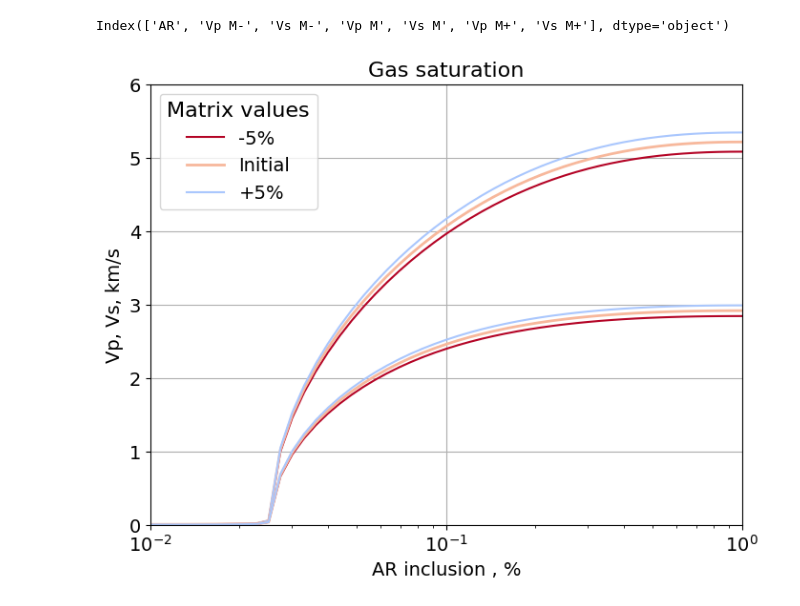
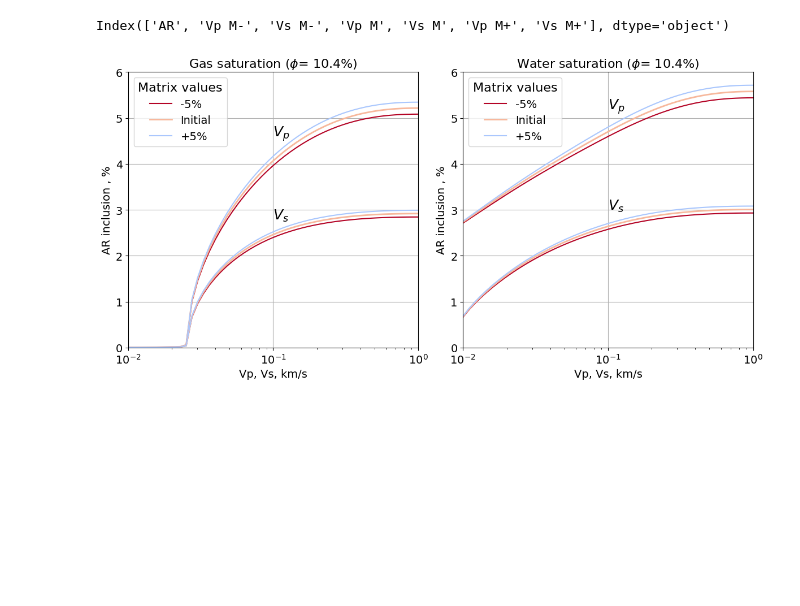
Before and after one commit to MariiaKalinina/Elasticity, a Jupyter notebook: Berryman_SC.ipynb, the cells around one changed output. Cells and saved outputs as stored; diff of their text form; code cells hidden in the pictures; blank space fills up the shorter version.

```diff
--- a/Berryman_SC.ipynb
+++ b/Berryman_SC.ipynb
@@ -648,8 +648,9 @@ merged_data
 | 11 | 0.100000 | 51.218047 | 25.870893 | 3.625781 | 2.223166 | -7.74 | -4.99 | 9.21 | ... |
 # %% [markdown]
 ## Sensetivity study: matrix moduli VS Aspect ratio
-# %%
-sensetivity_air = pd.DataFrame()
+# %%
+# sensetivity_air = pd.DataFrame()
+sensetivity_water = pd.DataFrame()
 # %%
 # Input data
 porosity = 10.4/100 ### Average experimental porosity
@@ -675,10 +676,10 @@ for ar_inclusion in AR:
 
       AR_list.append(ar_inclusion)
 
-      # K_matrix, Mu_matrix = K_air_mtrx, Mu_air_mtrx
-      K_matrix, Mu_matrix = K_air_mtrx+K_air_mtrx*0.05, Mu_air_mtrx+Mu_air_mtrx*0.05
-      K_fluid, Mu_fluid = K_air, Mu_air
-      density_fluid = p_air
+      # K_matrix, Mu_matrix = K_water_mtrx, Mu_water_mtrx
+      K_matrix, Mu_matrix = K_water_mtrx+K_water_mtrx*0.05, Mu_water_mtrx+Mu_water_mtrx*0.05
+      K_fluid, Mu_fluid = K_water, Mu_water
+      density_fluid = p_water
 
       K, Mu = main_Berryman_common(AR_mtrx, AR_inclusion, K_matrix, Mu_matrix, K_fluid, Mu_fluid, porosity)
       density_mtrx, density_fluid = 2.71, density_fluid
@@ -687,7 +688,7 @@ for ar_inclusion in AR:
       Vp_fluid_list.append(Vp)
       Vs_fluid_list.append(Vs)
 # %%
-# sensetivity_air['AR'] = AR
-sensetivity_air['Vp M+'] = Vp_fluid_list
-sensetivity_air['Vs M+'] = Vs_fluid_list
+# sensetivity_water['AR'] = AR
+sensetivity_water['Vp M+'] = Vp_fluid_list
+sensetivity_water['Vs M+'] = Vs_fluid_list
 # %%
@@ -713,37 +716,68 @@ air.columns
 # %% [output]
 Index(['AR', 'Vp M-', 'Vs M-', 'Vp M', 'Vs M', 'Vp M+', 'Vs M+'], dtype='object')
 # %%
-plt.figure(figsize=(8,6))
+plt.figure(figsize=(12, 6))
 
+# First Plot - Vp
+plt.subplot(1, 2, 1)
 x_values = sensetivity_air['AR']
-
-# Vp
+  # Vp
 plt.plot(x_values, sensetivity_air['Vp M-'], color='#b40426', label='-5%')
 plt.plot(x_values, sensetivity_air['Vp M'], color='#f7b89c',  label='Initial', linewidth=2)
 plt.plot(x_values, sensetivity_air['Vp M+'], color='#aac7fd', label='+5%')
-
-
-# Vs
+  # Vs
 plt.plot(x_values, sensetivity_air['Vs M-'], color='#b40426')
 plt.plot(x_values, sensetivity_air['Vs M'], color='#f7b89c',linewidth=2)
 plt.plot(x_values, sensetivity_air['Vs M+'], color='#aac7fd')
 
-
-
-plt.xlabel('AR inclusion , %', fontsize=14)  # Set x label font to Arial
-plt.ylabel('Vp, Vs, km/s', fontsize=14)  # Set y label font to Arial
-plt.title('Gas saturation', fontsize=16)  # Set title font to Arial
+plt.xlabel('Vp, Vs, km/s', fontsize=14)  # Set x label font to Arial
+plt.ylabel('AR inclusion , %', fontsize=14)  # Set y label font to Arial
+plt.title('Gas saturation ($\phi$= 10.4%)', fontsize=16)  # Set title font to Arial
 
 plt.xticks(fontsize=14)  # Set x ticks font to Arial
 plt.yticks(fontsize=14)  # Set y ticks font to Arial
 
+plt.text(10**-1, 4.6, '$V_{p}$', fontsize=18, style='italic')
+plt.text(10**-1, 2.8, '$V_{s}$', fontsize=18, style='italic')
+
 plt.legend(title=r'Matrix values', fontsize=14, title_fontsize=16, loc='upper left')
 
 plt.xscale("log")
+plt.ylim(0, 6)
 plt.xlim(10**-2, 10**0)
-plt.ylim(0, 6)
 plt.grid()
 
+# Second Plot - Vs
+plt.subplot(1, 2, 2)
+x_values = sensetivity_water['AR']
+  # Vp
+plt.plot(x_values, sensetivity_water['Vp M-'], color='#b40426', label='-5%')
+plt.plot(x_values, sensetivity_water['Vp M'], color='#f7b89c',  label='Initial', linewidth=2)
+plt.plot(x_values, sensetivity_water['Vp M+'], color='#aac7fd', label='+5%')
+  # Vs
+plt.plot(x_values, sensetivity_water['Vs M-'], color='#b40426')
+plt.plot(x_values, sensetivity_water['Vs M'], color='#f7b89c',linewidth=2)
+plt.plot(x_values, sensetivity_water['Vs M+'], color='#aac7fd')
+
+plt.xlabel('Vp, Vs, km/s', fontsize=14)  # Set x label font to Arial
+plt.ylabel('AR inclusion , %', fontsize=14)  # Set y label font to Arial
+plt.title('Water saturation ($\phi$= 10.4%)', fontsize=16)  # Set title font to Arial
+
+plt.xticks(fontsize=14)  # Set x ticks font to Arial
+plt.yticks(fontsize=14)  # Set y ticks font to Arial
+
+# Add description to the plot
+plt.text(10**-1, 5.2, '$V_{p}$', fontsize=18, style='italic')
+plt.text(10**-1, 3, '$V_{s}$', fontsize=18, style='italic')
+
+plt.legend(title=r'Matrix values', fontsize=14, title_fontsize=16, loc='upper left')
+
+plt.xscale("log")
+plt.ylim(0, 6)
+plt.xlim(10**-2, 10**0)
+plt.grid()
+
+plt.tight_layout()
 plt.show()
 # %% [output]
-[figure, old version]
+[figure, new version]
```
Also changed, not shown: parts of 4 cells of this notebook.
